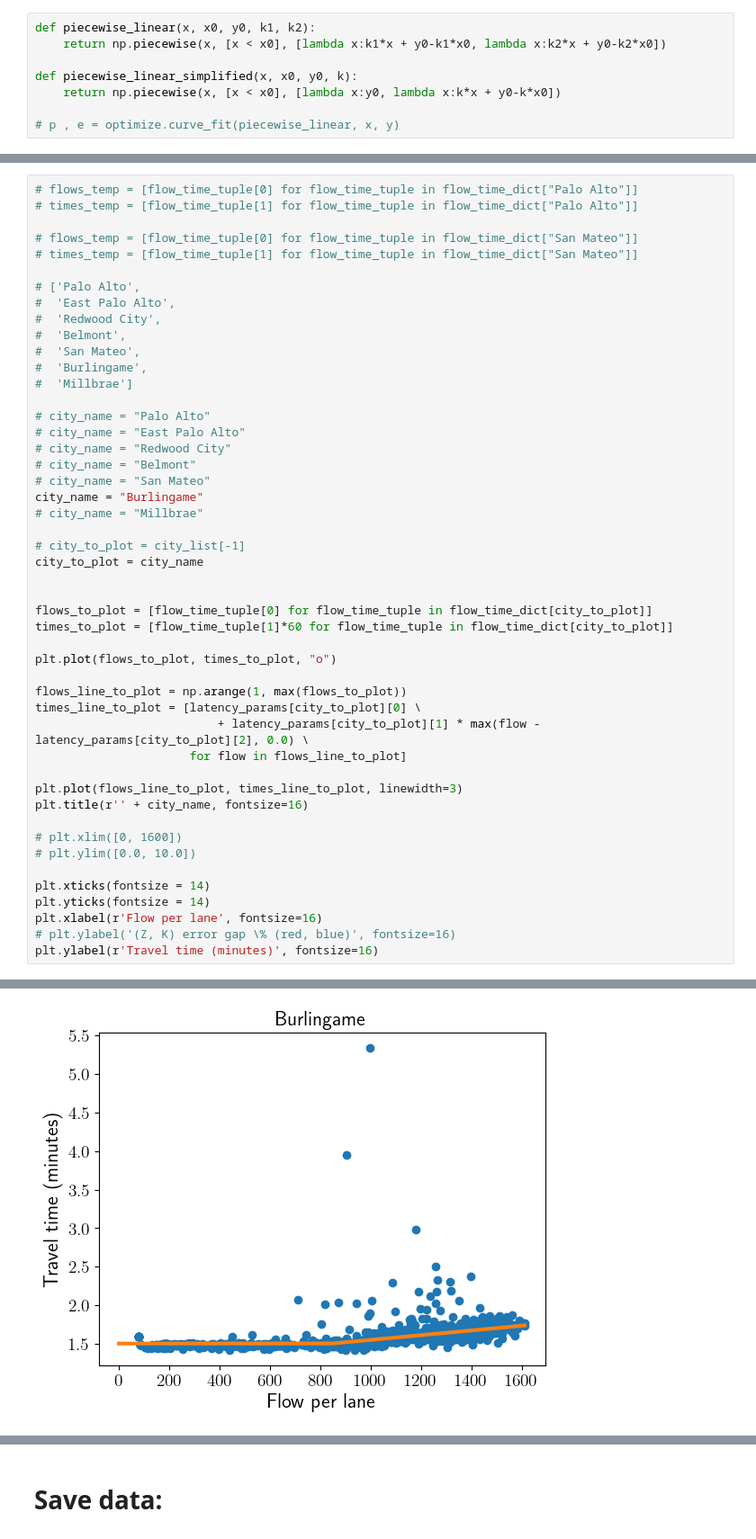
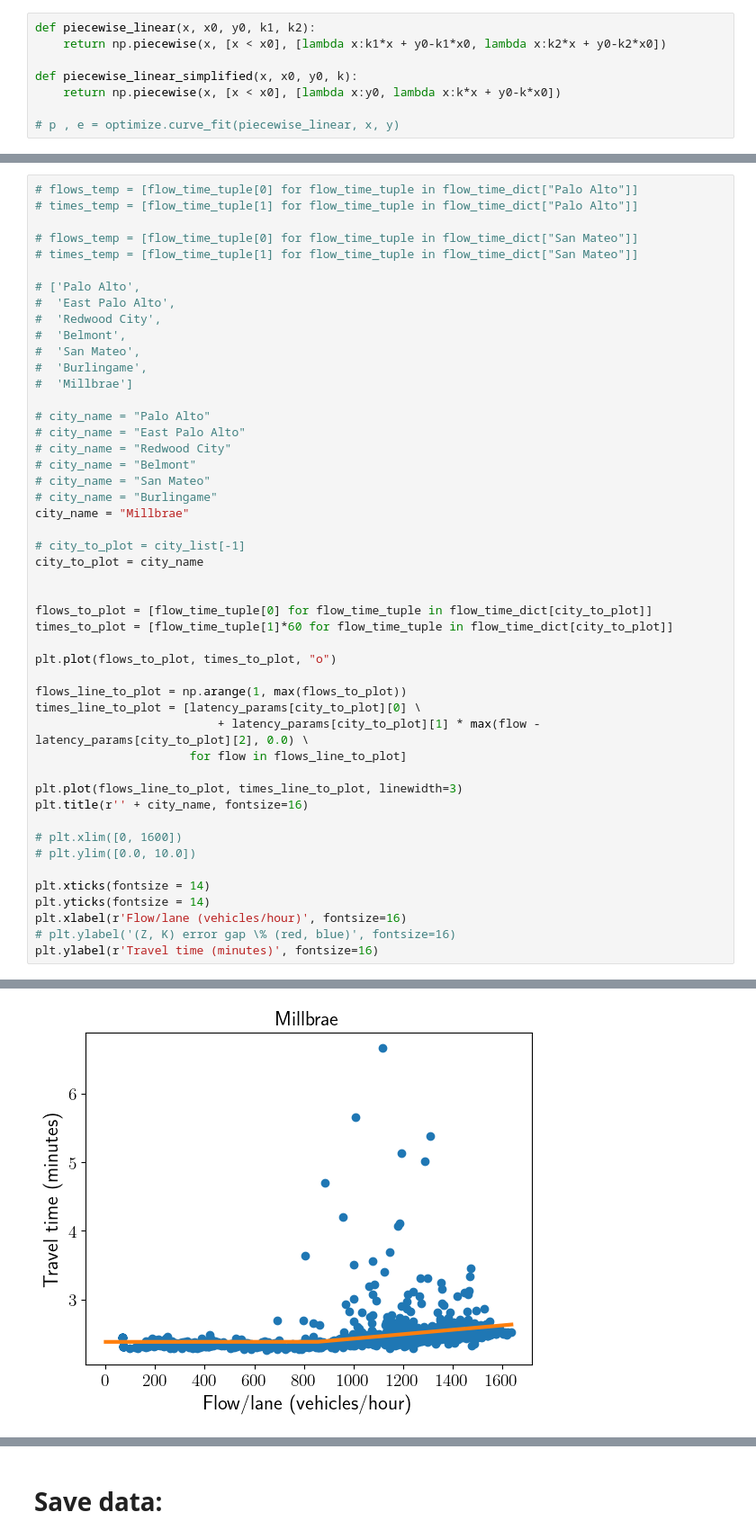
Before and after one commit to chihyuanchiu/CBCP_Credit_Discount, a Jupyter notebook: frank/Latency_Function_Inference.ipynb, the cells around one changed output, grey strips where cells are left out. Shown at 90% size. Cells and saved outputs as stored; diff of their text form.

```diff
--- a/frank/Latency_Function_Inference.ipynb
+++ b/frank/Latency_Function_Inference.ipynb
@@ -521,36 +521,36 @@ latency_params
 # city_name = "Redwood City"
 # city_name = "Belmont"
 # city_name = "San Mateo"
-city_name = "Burlingame"
-# city_name = "Millbrae"
+# city_name = "Burlingame"
+city_name = "Millbrae"
 
 # city_to_plot = city_list[-1]
 city_to_plot = city_name
 
 
 flows_to_plot = [flow_time_tuple[0] for flow_time_tuple in flow_time_dict[city_to_plot]]
 times_to_plot = [flow_time_tuple[1]*60 for flow_time_tuple in flow_time_dict[city_to_plot]]
 
 plt.plot(flows_to_plot, times_to_plot, "o")
 
 flows_line_to_plot = np.arange(1, max(flows_to_plot))
 times_line_to_plot = [latency_params[city_to_plot][0] \
                           + latency_params[city_to_plot][1] * max(flow - latency_params[city_to_plot][2], 0.0) \
                       for flow in flows_line_to_plot]
 
 plt.plot(flows_line_to_plot, times_line_to_plot, linewidth=3)
 plt.title(r'' + city_name, fontsize=16)
 
 # plt.xlim([0, 1600])
 # plt.ylim([0.0, 10.0])
 
 plt.xticks(fontsize = 14)
 plt.yticks(fontsize = 14)
-plt.xlabel(r'Flow per lane', fontsize=16)
+plt.xlabel(r'Flow/lane (vehicles/hour)', fontsize=16)
 # plt.ylabel('(Z, K) error gap \% (red, blue)', fontsize=16)
 plt.ylabel(r'Travel time (minutes)', fontsize=16)
 # %% [output]
 Text(0, 0.5, 'Travel time (minutes)')
-[figure, old version]
+[figure, new version]
 # %%
 city_list
```
Also changed, not shown: parts of 5 cells of this notebook, 2 other files.
